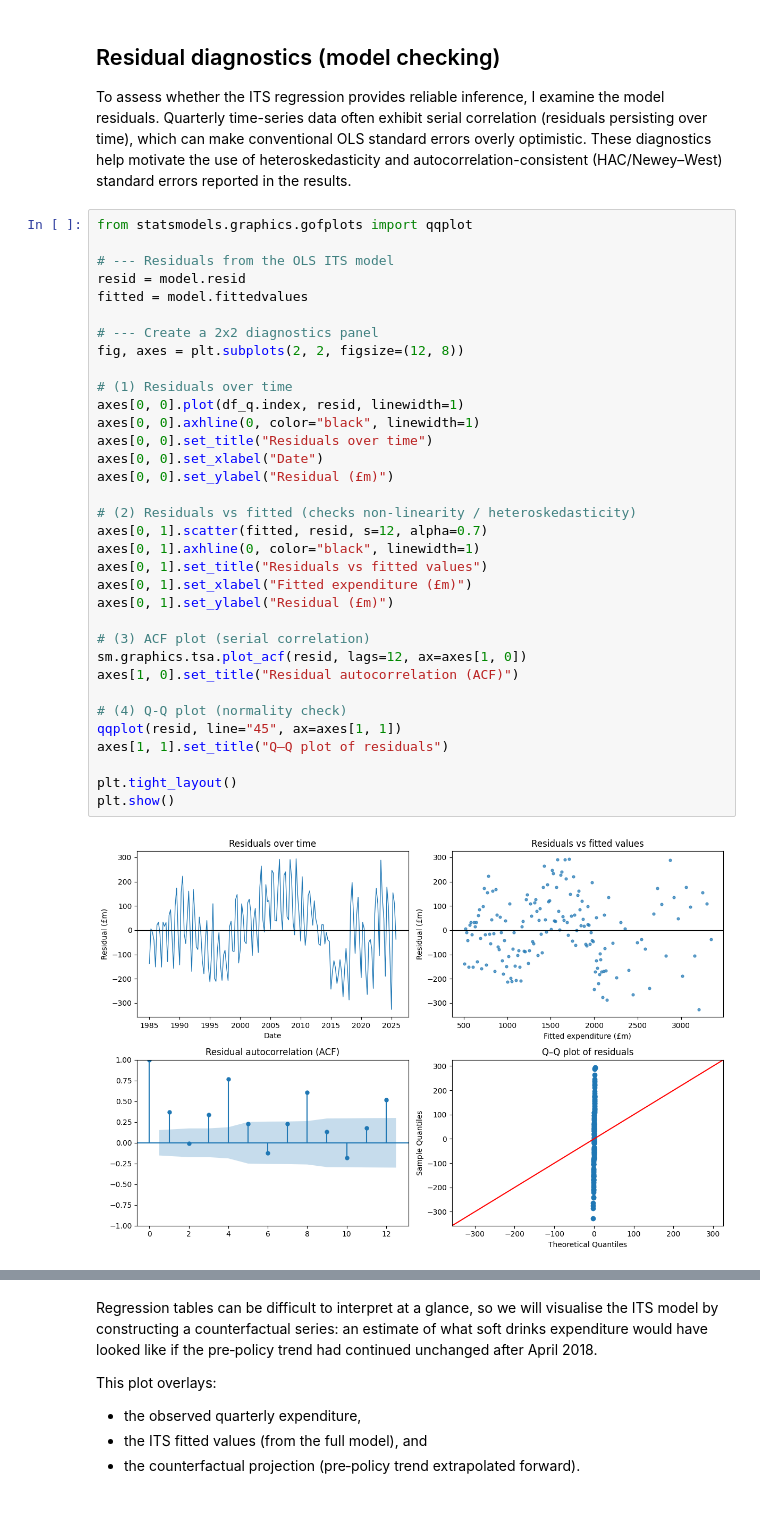
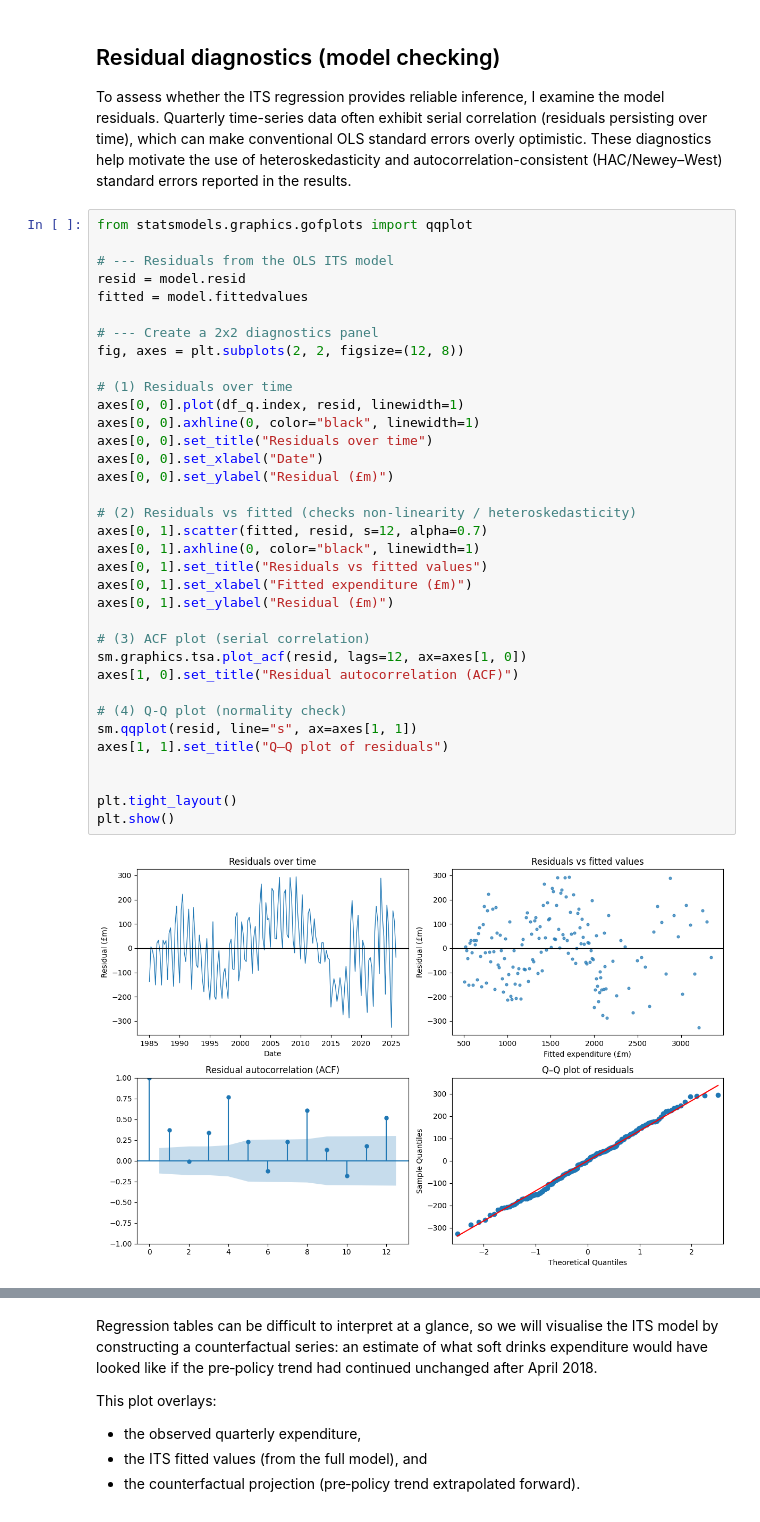
Before and after one commit to meenakshi-manupriya/sugar-tax-casual-inference, a Jupyter notebook: notebooks/01_exploration.ipynb, the cells around one changed output, grey strips where cells are left out. Saved outputs shown, nothing was run; the diff lists cells and outputs as text.

```diff
--- a/notebooks/01_exploration.ipynb
+++ b/notebooks/01_exploration.ipynb
@@ -271,32 +273,33 @@ from statsmodels.graphics.gofplots import qqplot
 resid = model.resid
 fitted = model.fittedvalues
 
 # --- Create a 2x2 diagnostics panel
 fig, axes = plt.subplots(2, 2, figsize=(12, 8))
 
 # (1) Residuals over time
 axes[0, 0].plot(df_q.index, resid, linewidth=1)
 axes[0, 0].axhline(0, color="black", linewidth=1)
 axes[0, 0].set_title("Residuals over time")
 axes[0, 0].set_xlabel("Date")
 axes[0, 0].set_ylabel("Residual (£m)")
 
 # (2) Residuals vs fitted (checks non-linearity / heteroskedasticity)
 axes[0, 1].scatter(fitted, resid, s=12, alpha=0.7)
 axes[0, 1].axhline(0, color="black", linewidth=1)
 axes[0, 1].set_title("Residuals vs fitted values")
 axes[0, 1].set_xlabel("Fitted expenditure (£m)")
 axes[0, 1].set_ylabel("Residual (£m)")
 
 # (3) ACF plot (serial correlation)
 sm.graphics.tsa.plot_acf(resid, lags=12, ax=axes[1, 0])
 axes[1, 0].set_title("Residual autocorrelation (ACF)")
 
 # (4) Q-Q plot (normality check)
-qqplot(resid, line="45", ax=axes[1, 1])
+sm.qqplot(resid, line="s", ax=axes[1, 1])
 axes[1, 1].set_title("Q–Q plot of residuals")
+
 
 plt.tight_layout()
 plt.show()
 # %% [output]
-[figure, old version]
+[figure, new version]
```
Also changed, not shown: parts of 4 cells of this notebook.
